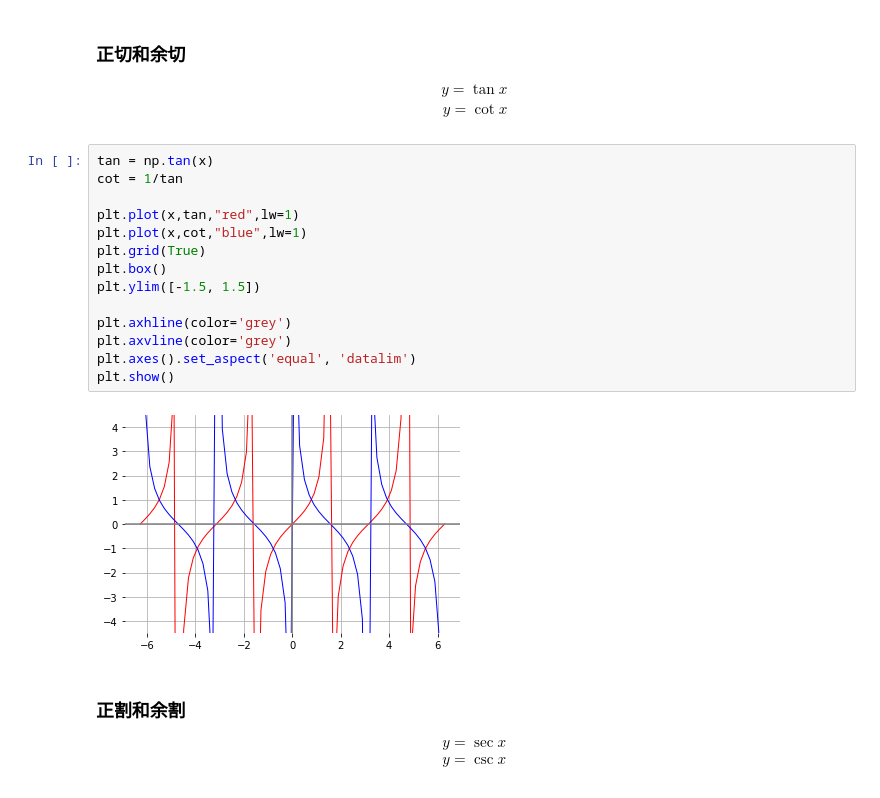
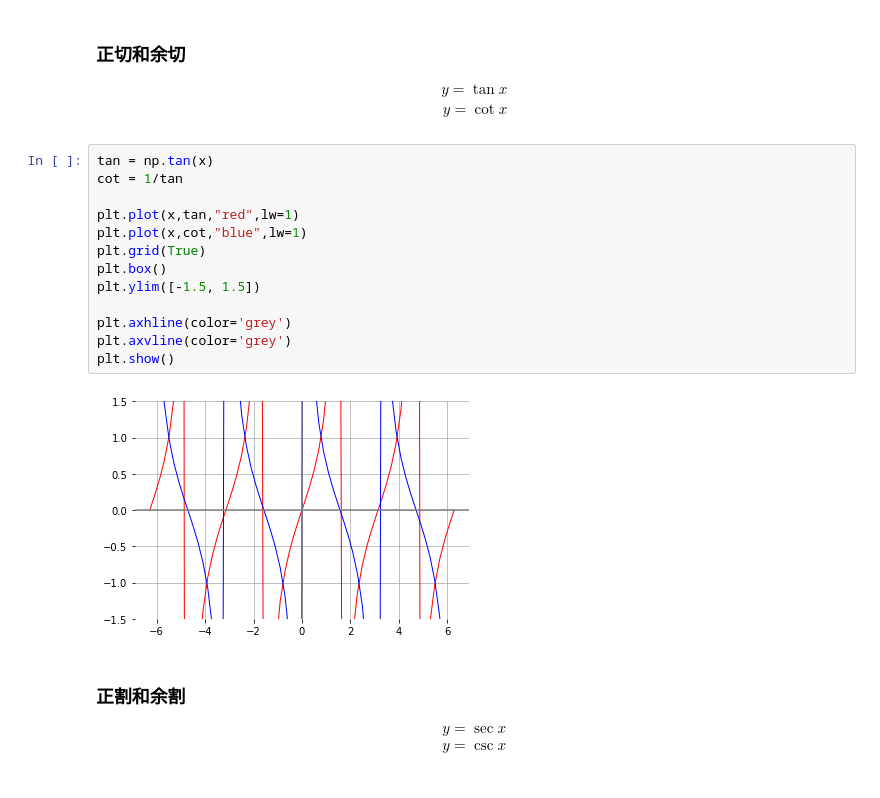
Before and after one commit to StevenBaby/archives, a Jupyter notebook: archives/数学理论/一些重要的函数图像.ipynb, the cells around one changed output. Cells and saved outputs as stored; diff of their text form.

```diff
--- a/archives/数学理论/一些重要的函数图像.ipynb
+++ b/archives/数学理论/一些重要的函数图像.ipynb
@@ -117,19 +116,18 @@ $$
 # %%
 tan = np.tan(x)
 cot = 1/tan
 
 plt.plot(x,tan,"red",lw=1)
 plt.plot(x,cot,"blue",lw=1)
 plt.grid(True)
 plt.box()
 plt.ylim([-1.5, 1.5])
 
 plt.axhline(color='grey')
 plt.axvline(color='grey')
-plt.axes().set_aspect('equal', 'datalim')
 plt.show()
 # %% [output]
-[figure, old version]
+[figure, new version]
 # %% [markdown]
 ### 正割和余割
 
```
Also changed, not shown: parts of 10 cells of this notebook, 3 other files.
